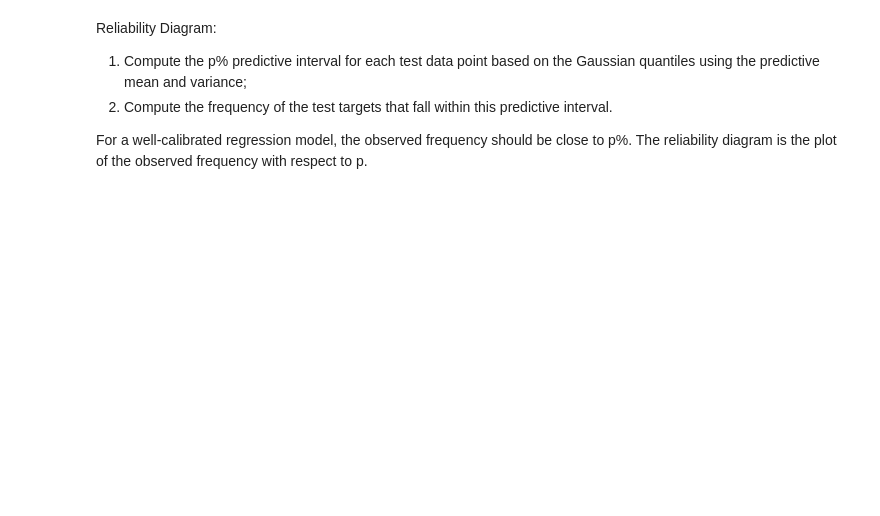
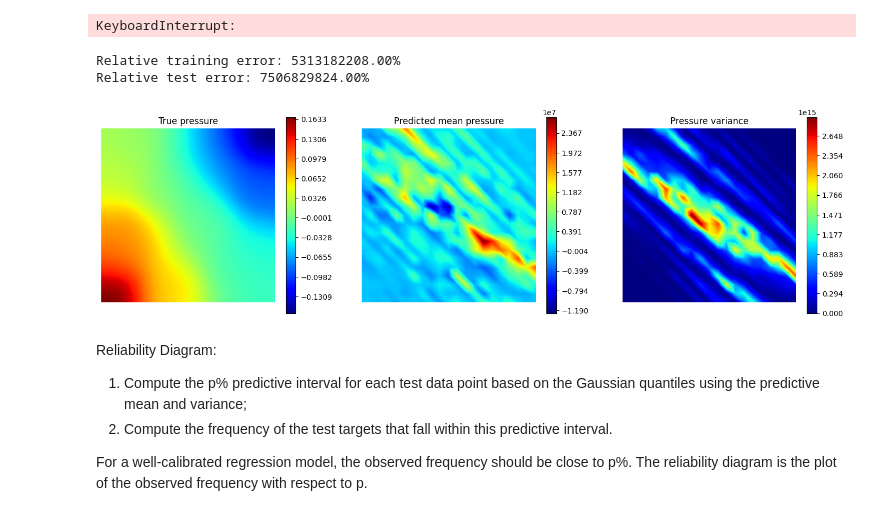
Before and after one commit to FraBet29/APSC_project, a Jupyter notebook: bayesian_network/examples/1_darcy_flow/darcy_flow_bayesian.ipynb, the cells around one changed output. Drawn from its saved outputs; the diff is of its cells as text; code cells hidden in the pictures; blank space fills up the shorter version.

```diff
--- a/bayesian_network/examples/1_darcy_flow/darcy_flow_bayesian.ipynb
+++ b/bayesian_network/examples/1_darcy_flow/darcy_flow_bayesian.ipynb
@@ -848,0 +26,7 @@ plt.show()
+# %%
+# Domain and mesh definition
+
+domain = fe.rectangle((0.0, 0.0), (1.0, 1.0))
+mesh_C = fe.mesh(domain, stepsize=0.05)
+mesh_H = fe.mesh(domain, stepsize=0.02)
+clc()
@@ -848,0 +155,39 @@ plt.show()
+# %%
+p_bayes.train(K_train_C, p_train_C, ntrain=int(0.9*N_train_C), lr=1e-6, loss=mse(euclidean), epochs=200)
+# %% [output]
+KeyboardInterrupt:
+# %%
+# Compute mean and variance of predictions
+
+p_pred_bayes_mean_train, p_pred_bayes_var_train = p_bayes.sample(K_train_C, n_samples=20)
+p_pred_bayes_mean, p_pred_bayes_var = p_bayes.sample(K_test_C, n_samples=20)
+# %%
+# Compute relative error
+
+error_train = torch.norm(p_train_C - p_pred_bayes_mean_train, dim=1) / torch.norm(p_train_C, dim=1)
+error_test = torch.norm(p_test_C - p_pred_bayes_mean, dim=1) / torch.norm(p_test_C, dim=1)
+print('Relative training error: {:.2f}%'.format(100 * torch.mean(error_train)))
+print('Relative test error: {:.2f}%'.format(100 * torch.mean(error_test)))
+# %% [output]
+Relative training error: 5313182208.00%
+Relative test error: 7506829824.00%
+# %%
+idx = 50
+
+plt.figure(figsize=(18, 6))
+
+plt.subplot(1, 3, 1)
+fe.plot(p_test_C[idx], V_C, cmap='jet', colorbar=True)
+plt.title("True pressure")
+
+plt.subplot(1, 3, 2)
+fe.plot(p_pred_bayes_mean[idx], V_C, cmap='jet', colorbar=True)
+plt.title("Predicted mean pressure")
+
+plt.subplot(1, 3, 3)
+fe.plot(p_pred_bayes_var[idx], V_C, cmap='jet', colorbar=True)
+plt.title("Pressure variance")
+
+plt.show()
+# %% [output]
+[figure, added]
```
Also changed, not shown: parts of 68 cells of this notebook, 17 other files.
